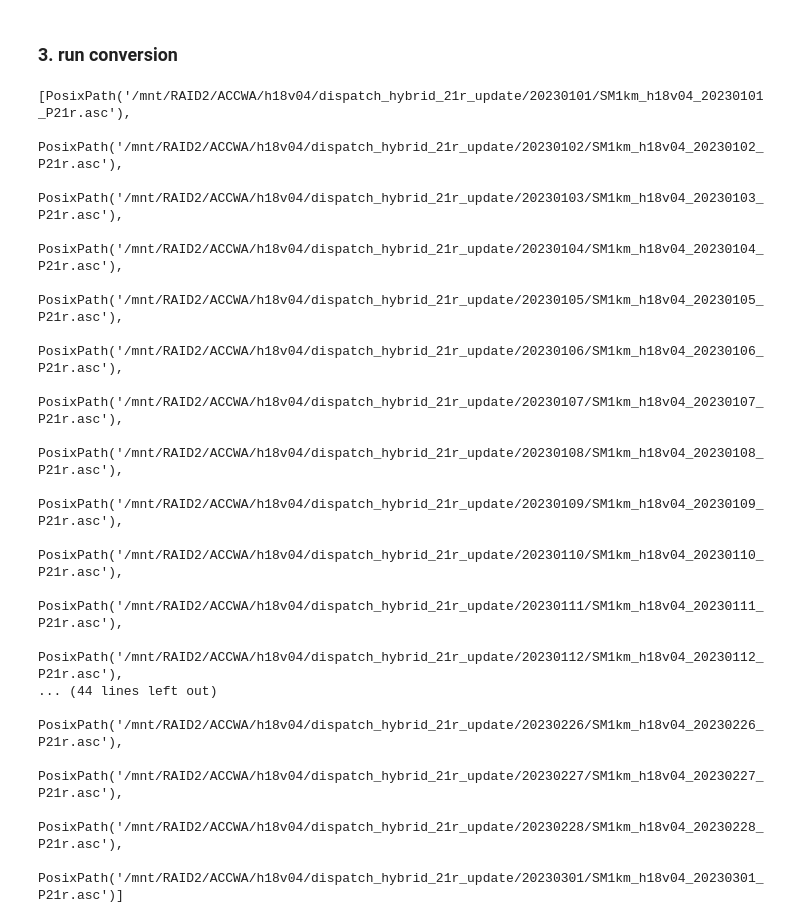
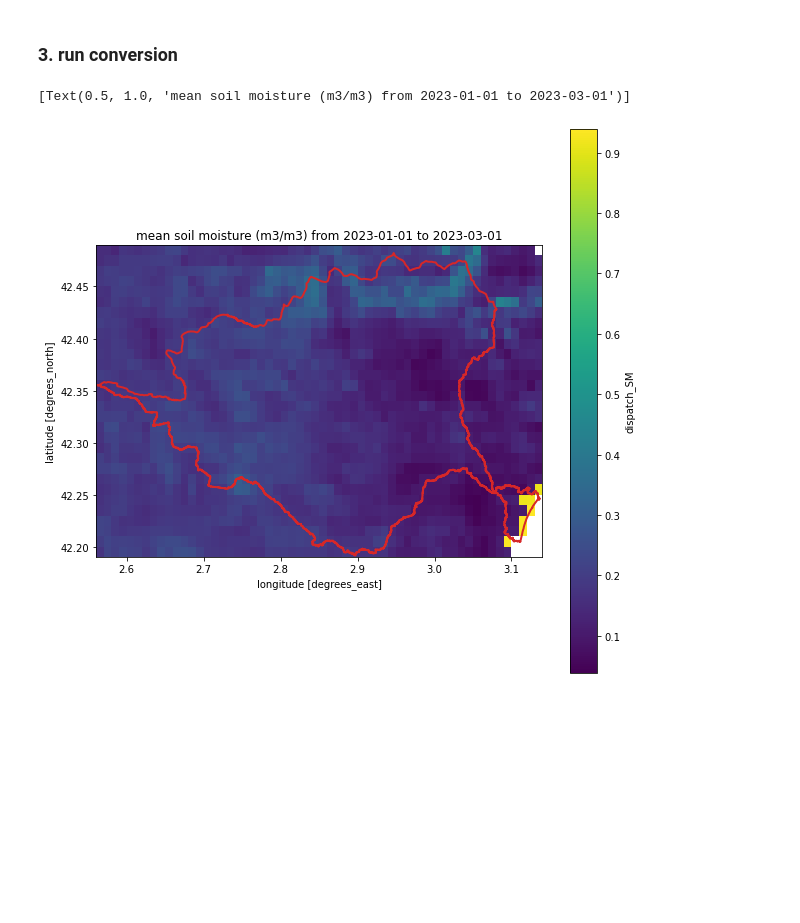
Before and after one commit to Giov-P/PrISM, a Jupyter notebook: examples/preprocessing/DispatchSM_toZARR.ipynb, the cells around one changed output. Drawn from its saved outputs; the diff is of its cells as text; code cells hidden in the pictures; blank space fills up the shorter version.

Commit message:
added visualization of results

```diff
--- a/examples/preprocessing/DispatchSM_toZARR.ipynb
+++ b/examples/preprocessing/DispatchSM_toZARR.ipynb
@@ -14,7 +15,7 @@ from tqdm.notebook import tqdm as ntqdm
 dispatch_sm = Path("/mnt/RAID2/ACCWA/h18v04/dispatch_hybrid_21r_update") #### SMAP SM
 start_time = "20230101" # format = yearmonthday = yyyymmdd
 end_time   = "20230301"
-shapefile_path = Path("/data/PhDGiovanni/5.IrriEst/DATA/INSITU/Urgell/urgell_shape.geojson")
+shapefile_path = Path("/data/PhDGiovanni/5.IrriEst/DATA/INSITU/MUGA/SHAPEFILES/shpa_MUGA/AIGUA_CONQUES_MUGA.shp")
 shapefile = gpd.read_file(shapefile_path)
 ### if you don't have a shapefile ready, then comment the previous 2 lines and uncomment the following lines and specify just the border extent
 # west = 0.6
@@ -24,7 +25,7 @@ shapefile = gpd.read_file(shapefile_path)
 # shapefile = gpd.GeoDataFrame(geometry=[box(west, south, east, north)], crs = "EPSG:4326")
 
 # OUTPUT
-outfold = Path(f"/data/PhDGiovanni/5.IrriEst/DATA/SATELLITES/test") # here a folder called "Dispatch_SMAP21r_1km.zarr" will be created
+outfold = Path(f"/data/PhDGiovanni/5.IrriEst/DATA/SATELLITES/MUGA/MUGA_Dispatch_SMAP") # here a folder called "Dispatch_SMAP21r_1km.zarr" will be created
 # %% [markdown]
 ### 3. run conversion
 # %%
@@ -54,23 +55,11 @@ if not file_sm_zarr.exists(): # do not repeat if the file already exists
     all_xr_sm_smap.to_zarr(file_sm_zarr)
 else:
     all_xr_sm_smap = xr.open_zarr(file_sm_zarr)
-# %%
-soil_moisture_files
-# %% [output]
-[PosixPath('/mnt/RAID2/ACCWA/h18v04/dispatch_hybrid_21r_update/20230101/SM1km_h18v04_20230101_P21r.asc'),
- PosixPath('/mnt/RAID2/ACCWA/h18v04/dispatch_hybrid_21r_update/20230102/SM1km_h18v04_20230102_P21r.asc'),
- PosixPath('/mnt/RAID2/ACCWA/h18v04/dispatch_hybrid_21r_update/20230103/SM1km_h18v04_20230103_P21r.asc'),
- PosixPath('/mnt/RAID2/ACCWA/h18v04/dispatch_hybrid_21r_update/20230104/SM1km_h18v04_20230104_P21r.asc'),
- PosixPath('/mnt/RAID2/ACCWA/h18v04/dispatch_hybrid_21r_update/20230105/SM1km_h18v04_20230105_P21r.asc'),
- PosixPath('/mnt/RAID2/ACCWA/h18v04/dispatch_hybrid_21r_update/20230106/SM1km_h18v04_20230106_P21r.asc'),
- PosixPath('/mnt/RAID2/ACCWA/h18v04/dispatch_hybrid_21r_update/20230107/SM1km_h18v04_20230107_P21r.asc'),
- PosixPath('/mnt/RAID2/ACCWA/h18v04/dispatch_hybrid_21r_update/20230108/SM1km_h18v04_20230108_P21r.asc'),
- PosixPath('/mnt/RAID2/ACCWA/h18v04/dispatch_hybrid_21r_update/20230109/SM1km_h18v04_20230109_P21r.asc'),
- PosixPath('/mnt/RAID2/ACCWA/h18v04/dispatch_hybrid_21r_update/20230110/SM1km_h18v04_20230110_P21r.asc'),
- PosixPath('/mnt/RAID2/ACCWA/h18v04/dispatch_hybrid_21r_update/20230111/SM1km_h18v04_20230111_P21r.asc'),
- PosixPath('/mnt/RAID2/ACCWA/h18v04/dispatch_hybrid_21r_update/20230112/SM1km_h18v04_20230112_P21r.asc'),
-... (44 lines left out)
- PosixPath('/mnt/RAID2/ACCWA/h18v04/dispatch_hybrid_21r_update/20230226/SM1km_h18v04_20230226_P21r.asc'),
- PosixPath('/mnt/RAID2/ACCWA/h18v04/dispatch_hybrid_21r_update/20230227/SM1km_h18v04_20230227_P21r.asc'),
- PosixPath('/mnt/RAID2/ACCWA/h18v04/dispatch_hybrid_21r_update/20230228/SM1km_h18v04_20230228_P21r.asc'),
- PosixPath('/mnt/RAID2/ACCWA/h18v04/dispatch_hybrid_21r_update/20230301/SM1km_h18v04_20230301_P21r.asc')]
+# %%
+fig, ax = plt.subplots(figsize=(10, 10))
+all_xr_sm_smap.mean(["time"]).dispatch_SM.plot(ax=ax)
+shapefile.to_crs(4326).plot(ax=ax, facecolor='none', edgecolor='tab:red', lw=2)
+ax.set(title=f"mean soil moisture (m3/m3) from {start_time.date()} to {end_time.date()}")
+# %% [output]
+[Text(0.5, 1.0, 'mean soil moisture (m3/m3) from 2023-01-01 to 2023-03-01')]
+[figure, added]
```
Also changed, not shown: parts of 1 cell of this notebook.
